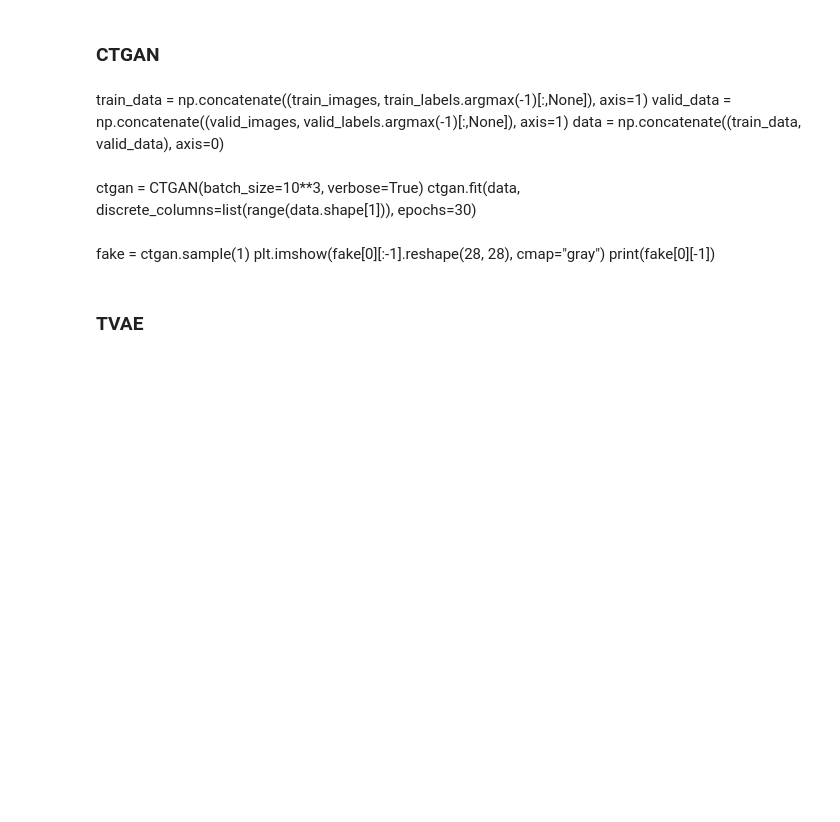
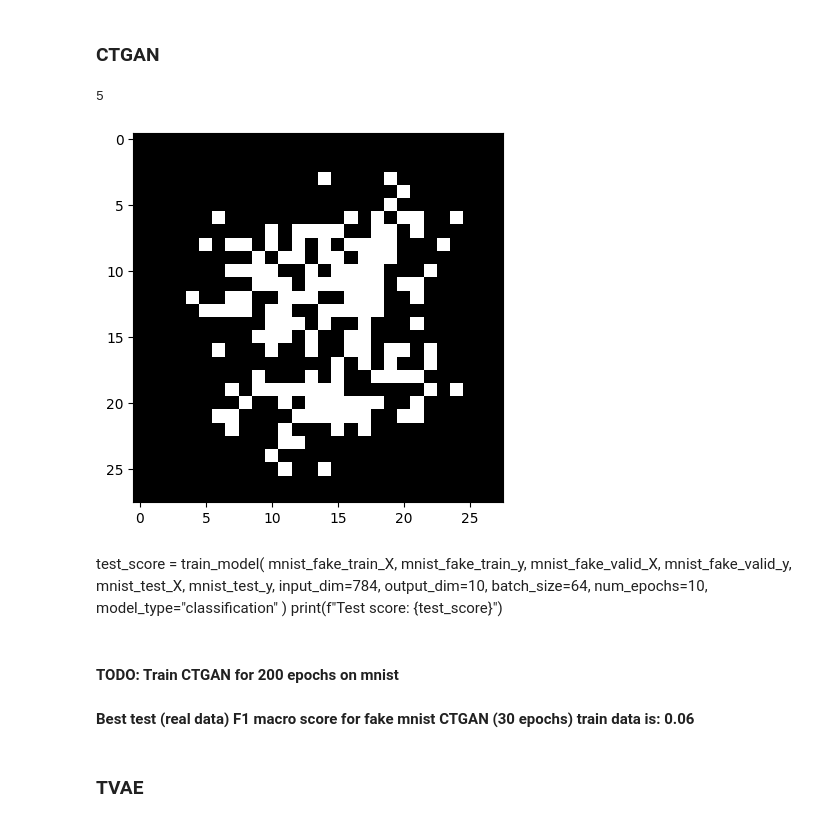
Before and after one commit to edithal-14/csc2516_2023_project, a Jupyter notebook: code/benchmark.ipynb, the cells around one changed output. Cells and saved outputs as stored; diff of their text form; code cells hidden in the pictures; blank space fills up the shorter version.

```diff
--- a/code/benchmark.ipynb
+++ b/code/benchmark.ipynb
@@ -286,16 +385,32 @@ Test score: 0.6718911207600942
 ### MNIST
 # %% [markdown]
 ### CTGAN
-# %% [markdown]
-train_data = np.concatenate((train_images, train_labels.argmax(-1)[:,None]), axis=1)
-valid_data = np.concatenate((valid_images, valid_labels.argmax(-1)[:,None]), axis=1)
-data = np.concatenate((train_data, valid_data), axis=0)
-# %% [markdown]
-ctgan = CTGAN(batch_size=10**3, verbose=True)
-ctgan.fit(data, discrete_columns=list(range(data.shape[1])), epochs=30)
-# %% [markdown]
-fake = ctgan.sample(1)
-plt.imshow(fake[0][:-1].reshape(28, 28), cmap="gray")
-print(fake[0][-1])
+# %%
+mnist_fake_train_X, mnist_fake_train_y, mnist_fake_valid_X, mnist_fake_valid_y = load_fake_mnist("../dataset/mnist/", synthesizer="ctgan", num_epochs=30)
+# %%
+idx = np.random.randint(1, mnist_fake_train_X.shape[0])
+plt.imshow(mnist_fake_train_X[idx,:].reshape(28, 28), cmap="gray")
+print(mnist_fake_train_y[idx].argmax(-1))
+# %% [output]
+5
+[figure, added]
+# %% [markdown]
+test_score = train_model(
+    mnist_fake_train_X,
+    mnist_fake_train_y,
+    mnist_fake_valid_X,
+    mnist_fake_valid_y,
+    mnist_test_X,
+    mnist_test_y,
+    input_dim=784,
+    output_dim=10,
+    batch_size=64,
+    num_epochs=10,
+    model_type="classification"
+)
+print(f"Test score: {test_score}")
+# %% [markdown]
+#### TODO: Train CTGAN for 200 epochs on mnist
+#### Best test (real data) F1 macro score for fake mnist CTGAN (30 epochs) train data is: 0.06
 # %% [markdown]
 ### TVAE
```
Also changed, not shown: parts of 30 cells of this notebook.
